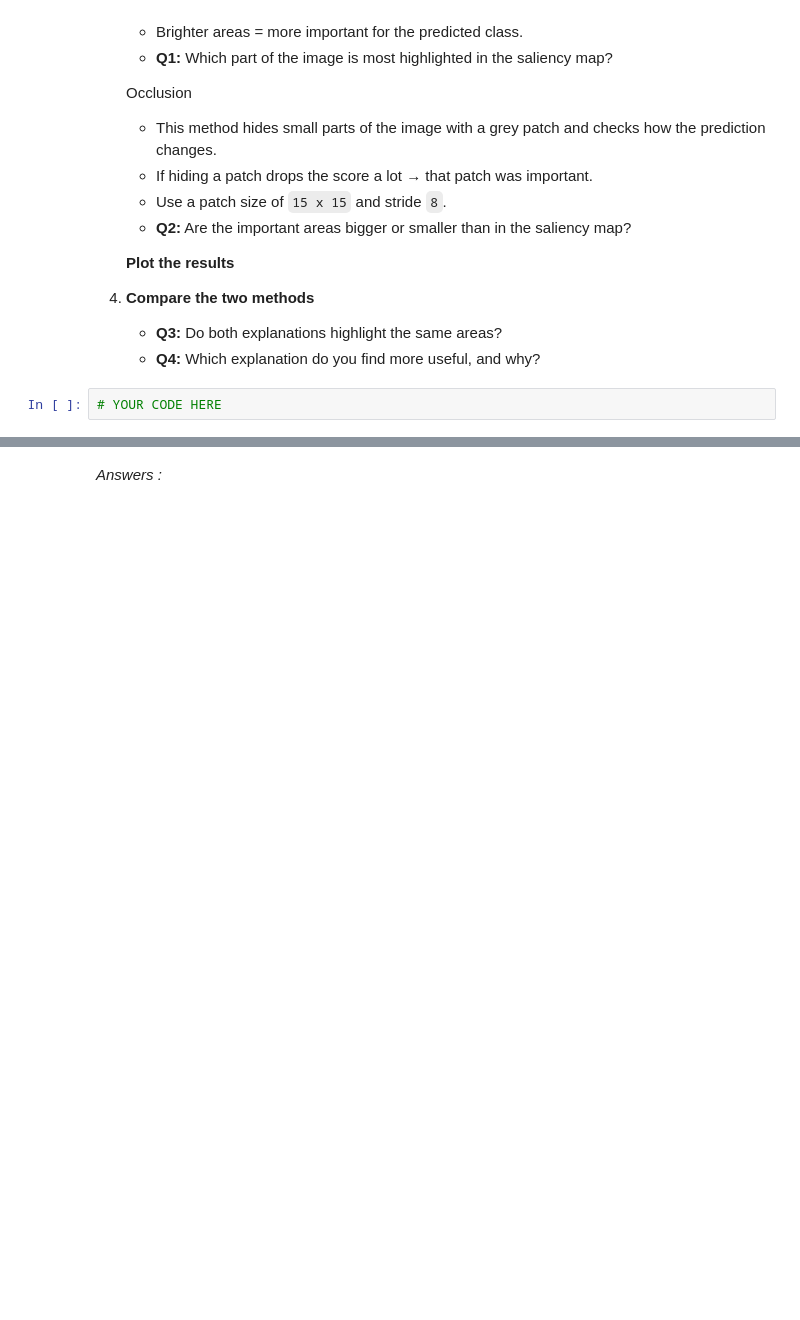
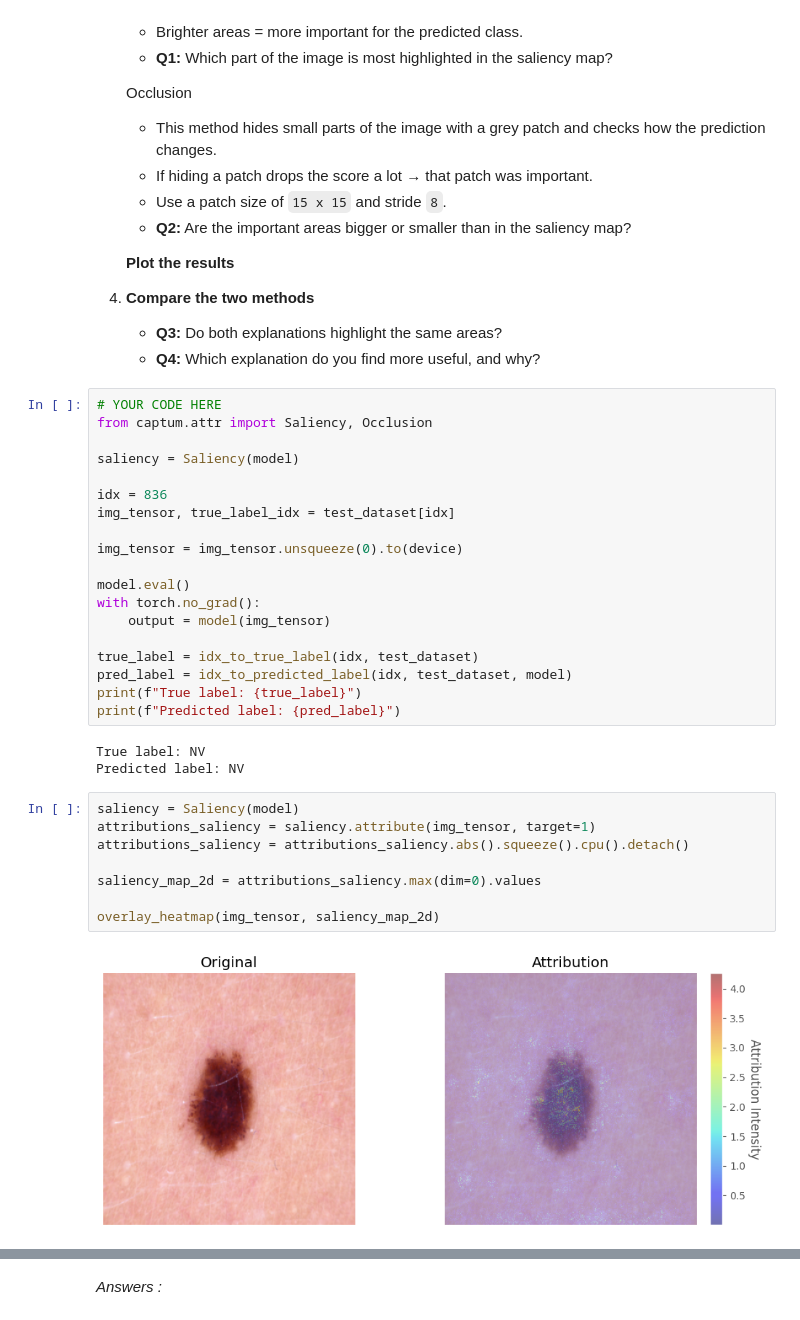
Before and after one commit to michaelstrefeler/XAI_Labs, a Jupyter notebook: TP5_PostHoc_Image/XAI_TP5_2025_Billeter_Strefeler.ipynb, the cells around one changed output, grey strips where cells are left out. Drawn from its saved outputs; the diff is of its cells as text; blank space fills up the shorter version.

```diff
--- a/TP5_PostHoc_Image/XAI_TP5_2025_Billeter_Strefeler.ipynb
+++ b/TP5_PostHoc_Image/XAI_TP5_2025_Billeter_Strefeler.ipynb
@@ -411,3 +473,33 @@ Your task :
    - **Q4:** Which explanation do you find more useful, and why?
 # %%
 # YOUR CODE HERE
+from captum.attr import Saliency, Occlusion
+
+saliency = Saliency(model)
+
+idx = 836
+img_tensor, true_label_idx = test_dataset[idx]
+
+img_tensor = img_tensor.unsqueeze(0).to(device)
+
+model.eval()
+with torch.no_grad():
+    output = model(img_tensor)
+
+true_label = idx_to_true_label(idx, test_dataset)
+pred_label = idx_to_predicted_label(idx, test_dataset, model)
+print(f"True label: {true_label}")
+print(f"Predicted label: {pred_label}")
+# %% [output]
+True label: NV
+Predicted label: NV
+# %%
+saliency = Saliency(model)
+attributions_saliency = saliency.attribute(img_tensor, target=1)
+attributions_saliency = attributions_saliency.abs().squeeze().cpu().detach()
+
+saliency_map_2d = attributions_saliency.max(dim=0).values
+
+overlay_heatmap(img_tensor, saliency_map_2d)
+# %% [output]
+[figure, added]
```
Also changed, not shown: parts of 15 cells of this notebook.
